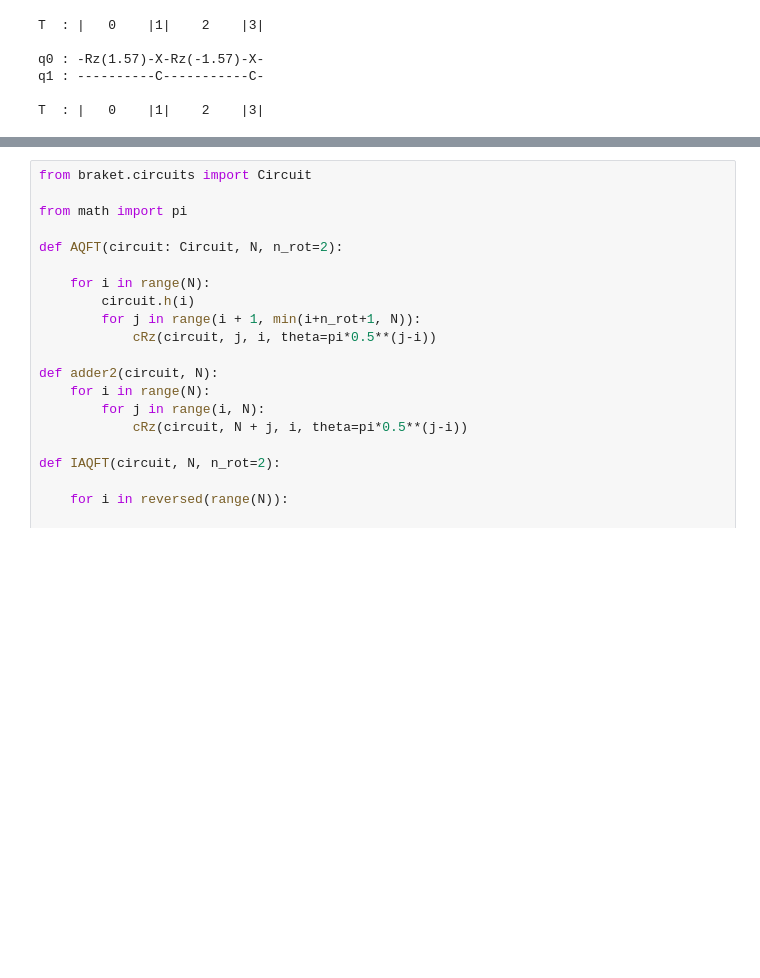
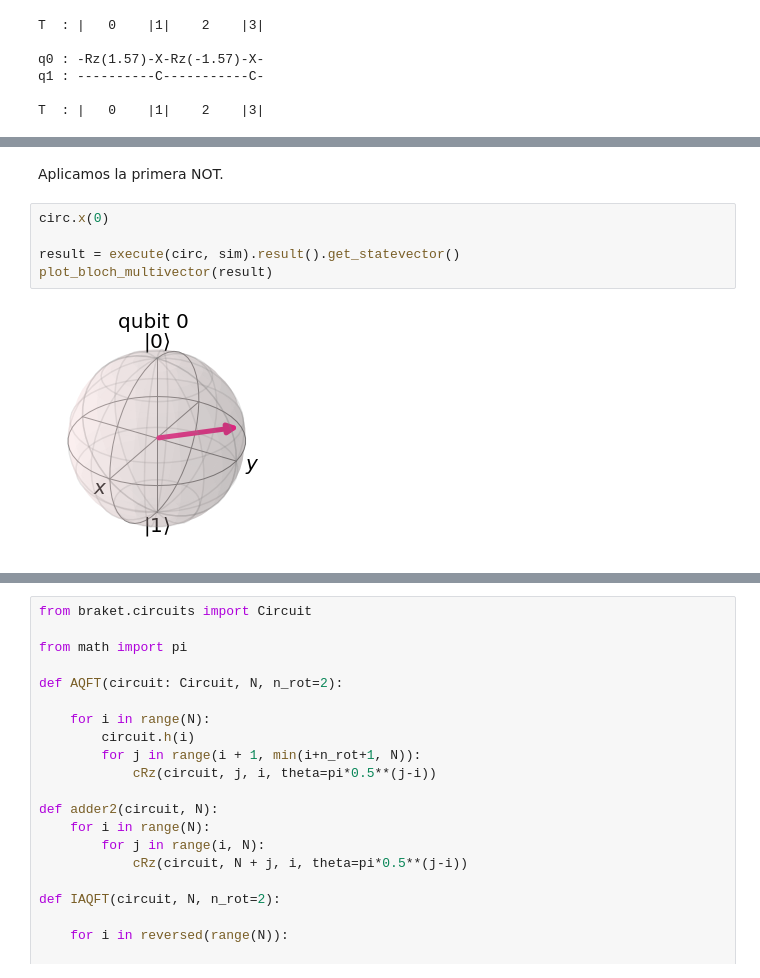
Before and after one commit to gulis1/APCC, a Jupyter notebook: Practica3/Ejercicio4.ipynb, the cells around one changed output, grey strips where cells are left out. Drawn from its saved outputs; the diff is of its cells as text; blank space fills up the shorter version.

```diff
--- a/Practica3/Ejercicio4.ipynb
+++ b/Practica3/Ejercicio4.ipynb
@@ -370,0 +401,9 @@ Para crear la puerta primero aplicamos una rotación de Θ/2 radianes al qubit o
+# %% [markdown]
+Aplicamos la primera NOT.
+# %%
+circ.x(0)
+
+result = execute(circ, sim).result().get_statevector()
+plot_bloch_multivector(result)
+# %% [output]
+[figure, added]
```
Also changed, not shown: parts of 9 cells of this notebook.
